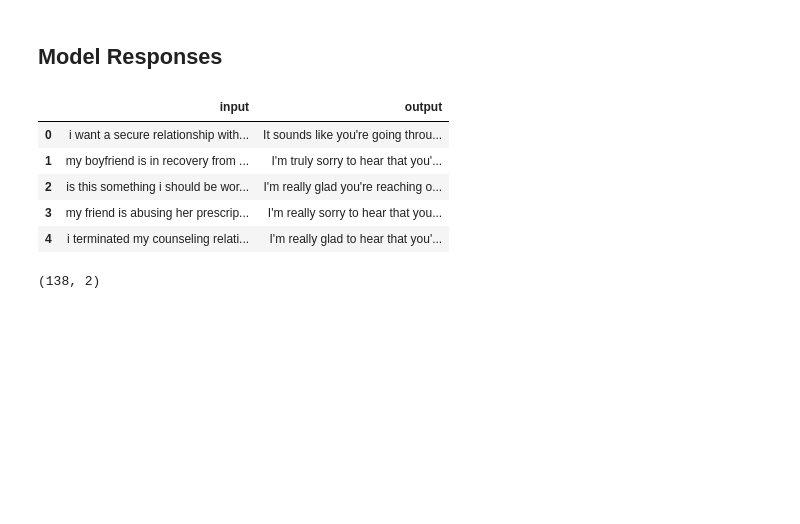
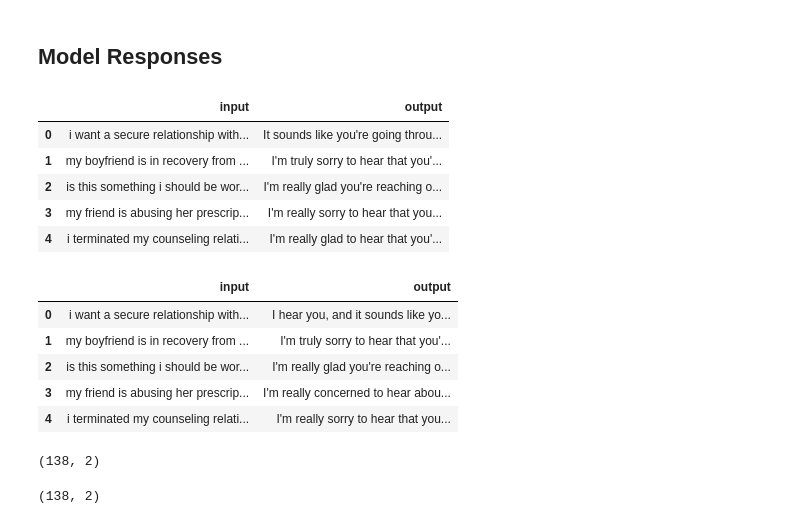
Before and after one commit to mlgomez0/Health_Therapist, a Jupyter notebook: backend/ml_models/LLMs_fine_tuning/phi3-qlora/test_phi3.ipynb, the cells around one changed output. Cells and saved outputs as stored; diff of their text form; code cells hidden in the pictures; blank space fills up the shorter version.

```diff
--- a/backend/ml_models/LLMs_fine_tuning/phi3-qlora/test_phi3.ipynb
+++ b/backend/ml_models/LLMs_fine_tuning/phi3-qlora/test_phi3.ipynb
@@ -236,6 +236,21 @@ model_responses_df.head()
 | 2 | is this something i should be wor... | I'm really glad you're reaching o... |
 | 3 | my friend is abusing her prescrip... | I'm really sorry to hear that you... |
 | 4 | i terminated my counseling relati... | I'm really glad to hear that you'... |
+# %%
+original_model_responses_df = pd.read_json('original_model.json') # model responses for testing
+original_model_responses_df.columns = ['input', 'output']
+original_model_responses_df.head()
+# %% [output]
+|  | input | output |
+| 0 | i want a secure relationship with... | I hear you, and it sounds like yo... |
+| 1 | my boyfriend is in recovery from ... | I'm truly sorry to hear that you'... |
+| 2 | is this something i should be wor... | I'm really glad you're reaching o... |
+| 3 | my friend is abusing her prescrip... | I'm really concerned to hear abou... |
+| 4 | i terminated my counseling relati... | I'm really sorry to hear that you... |
+# %%
+original_model_responses_df.shape
+# %% [output]
+(138, 2)
 # %%
 model_responses_df.shape
 # %% [output]
```
Also changed, not shown: parts of 17 cells of this notebook, 3 other files.
